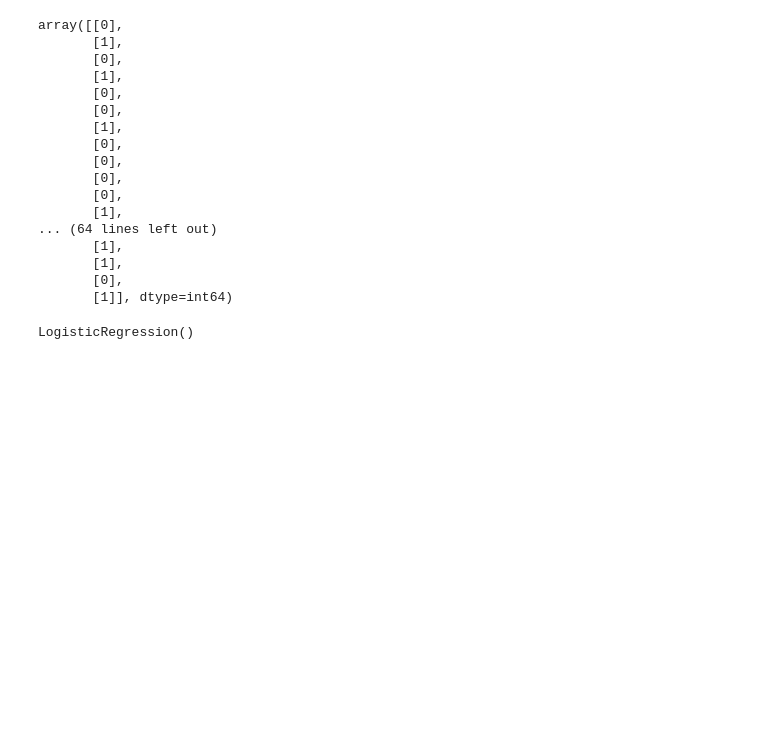
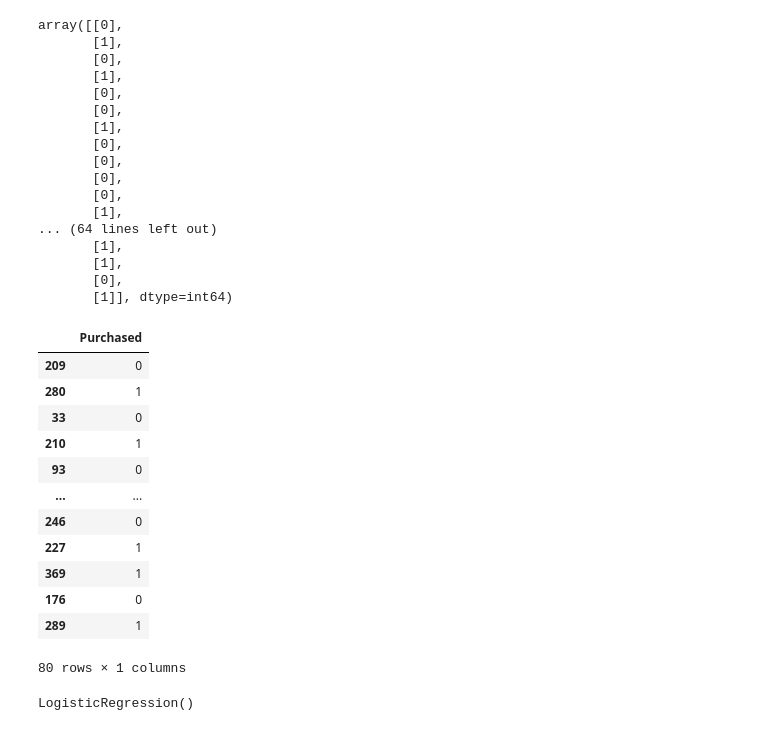
Before and after one commit to SonalGuptaa/DSBDA_Lab, a Jupyter notebook: Logistic Regression/Untitled.ipynb, the cells around one changed output. Drawn from its saved outputs; the diff is of its cells as text; code cells hidden in the pictures; blank space fills up the shorter version.

```diff
--- a/Logistic Regression/Untitled.ipynb
+++ b/Logistic Regression/Untitled.ipynb
@@ -158,7 +159,21 @@ array([[0],
        [0],
        [1]], dtype=int64)
 # %%
-from sklearn.linear_model import LinearRegression
+y_test
+# %% [output]
+|  | Purchased |
+| 209 | 0 |
+| 280 | 1 |
+| 33 | 0 |
+| 210 | 1 |
+| 93 | 0 |
+| ... | ... |
+| 246 | 0 |
+| 227 | 1 |
+| 369 | 1 |
+| 176 | 0 |
+| 289 | 1 |
+80 rows × 1 columns
 # %%
 reg=LogisticRegression()
 # %%
```
Also changed, not shown: parts of 16 cells of this notebook, 12 other files.
